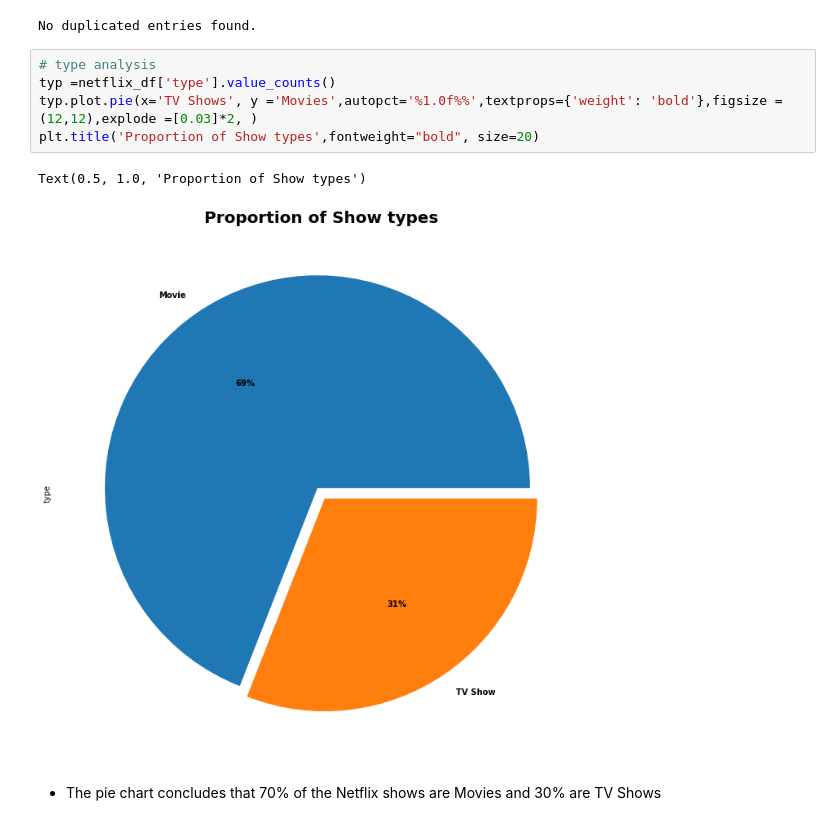
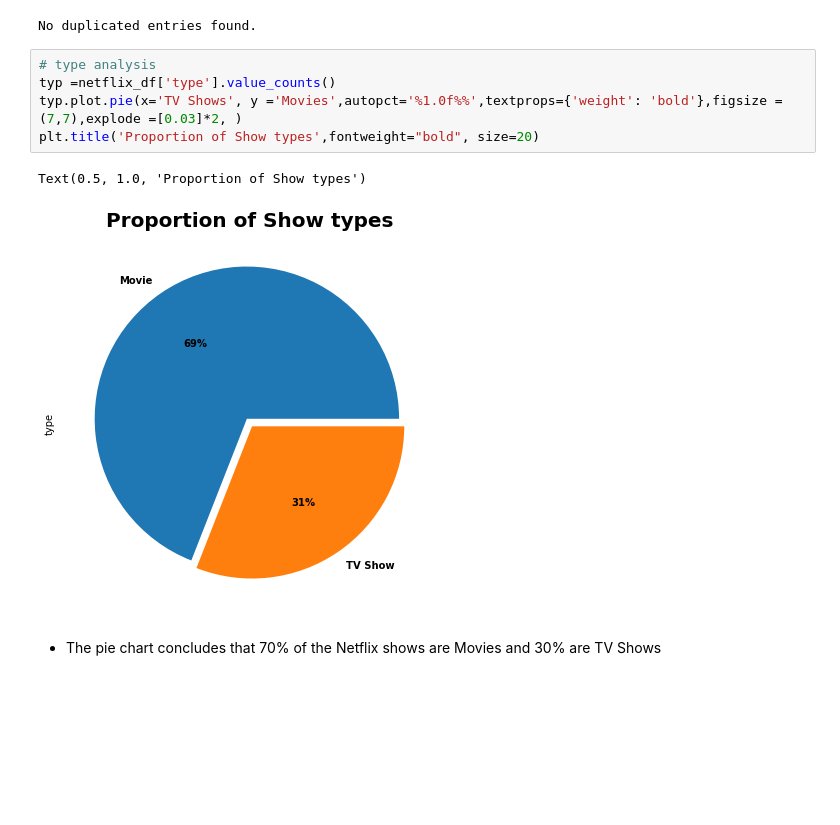
Before and after one commit to aksfasale/NETFLIX-MOVIES-AND-TV-SHOWS-CLUSTERING, a Jupyter notebook: NETFLIX_MOVIES_AND_TV_SHOWS_CLUSTERING.ipynb, the cells around one changed output. Drawn from its saved outputs; the diff is of its cells as text; blank space fills up the shorter version.

```diff
--- a/NETFLIX_MOVIES_AND_TV_SHOWS_CLUSTERING.ipynb
+++ b/NETFLIX_MOVIES_AND_TV_SHOWS_CLUSTERING.ipynb
@@ -227,11 +227,11 @@ No duplicated entries found.
 # %%
 # type analysis
 typ =netflix_df['type'].value_counts()
-typ.plot.pie(x='TV Shows', y ='Movies',autopct='%1.0f%%',textprops={'weight': 'bold'},figsize =(12,12),explode =[0.03]*2, )
+typ.plot.pie(x='TV Shows', y ='Movies',autopct='%1.0f%%',textprops={'weight': 'bold'},figsize =(7,7),explode =[0.03]*2, )
 plt.title('Proportion of Show types',fontweight="bold", size=20)
 # %% [output]
 Text(0.5, 1.0, 'Proportion of Show types')
-[figure, old version]
+[figure, new version]
 # %% [markdown]
 
 
```
